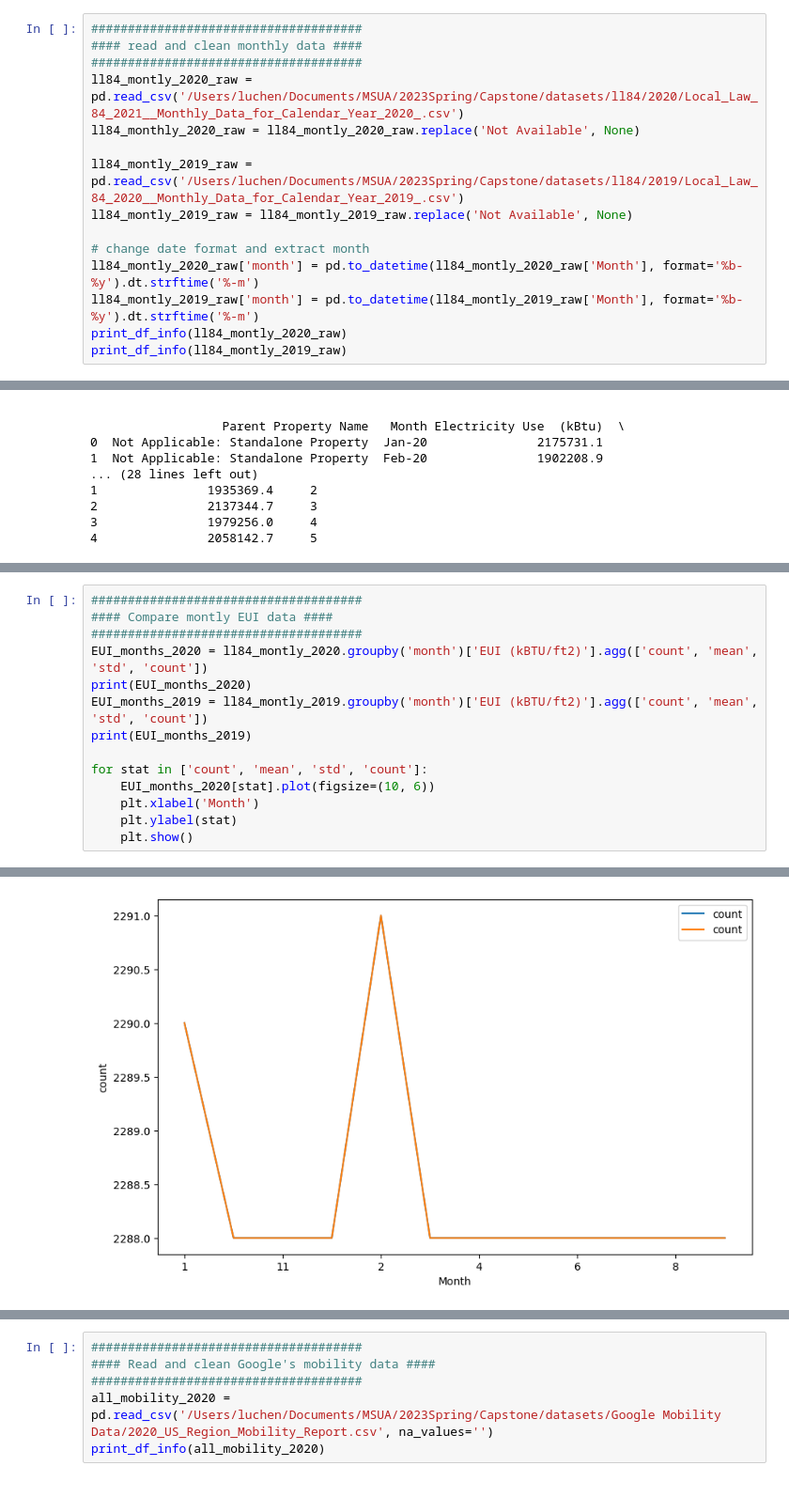
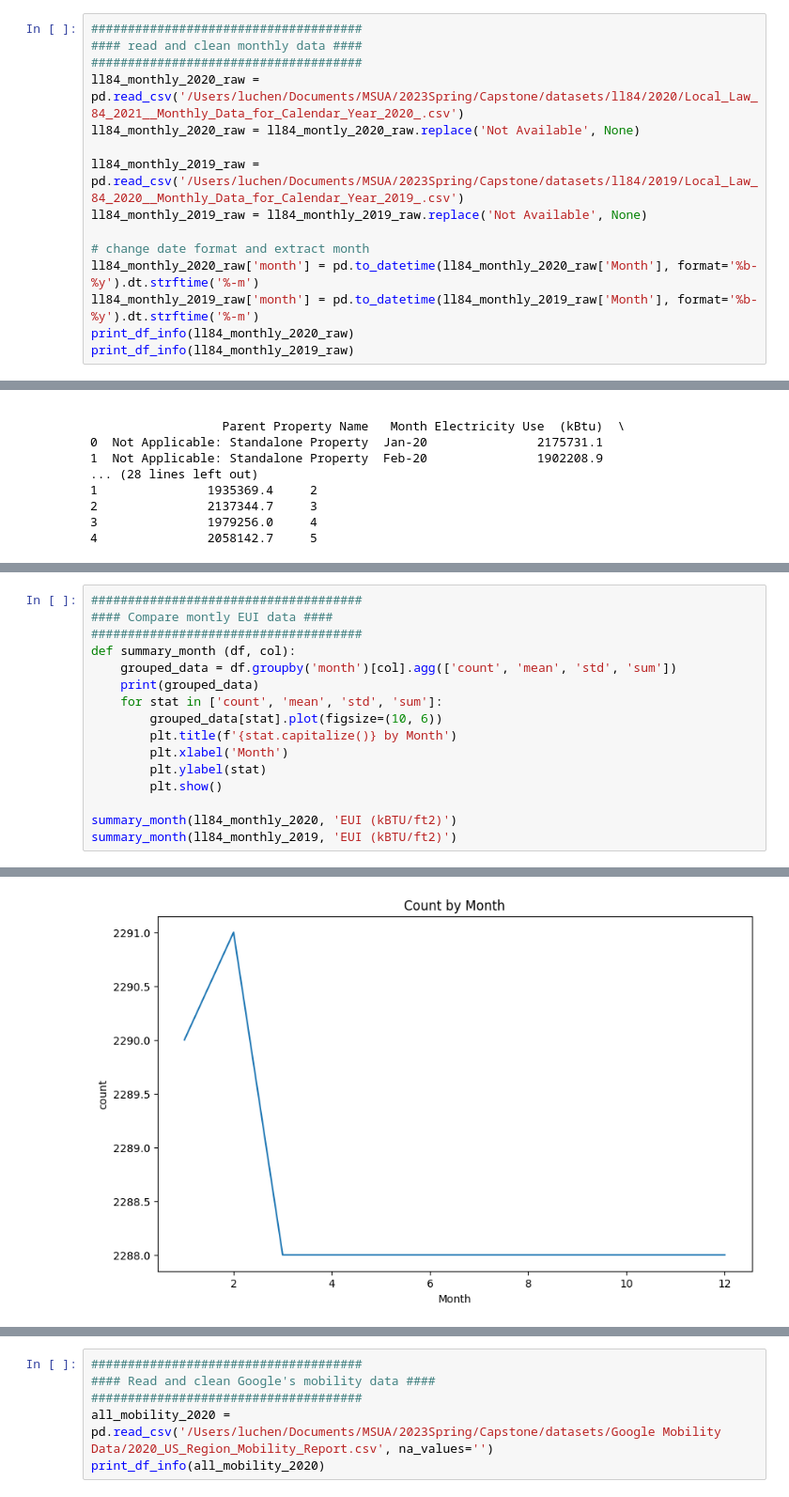
Before and after one commit to NomiBobby/BuildingEnergy-RemoteWorking, a Jupyter notebook: descriptive_stats.ipynb, the cells around one changed output, grey strips where cells are left out. Shown: that part at 94% size. Saved outputs shown, nothing was run; the diff lists cells and outputs as text.

```diff
--- a/descriptive_stats.ipynb
+++ b/descriptive_stats.ipynb
@@ -281,17 +244,17 @@ See the caveats in the documentation: https://pandas.pydata.org/pandas-docs/stab
 #####################################
 #### read and clean monthly data ####
 #####################################
-ll84_montly_2020_raw = pd.read_csv('/Users/luchen/Documents/MSUA/2023Spring/Capstone/datasets/ll84/2020/Local_Law_84_2021__Monthly_Data_for_Calendar_Year_2020_.csv')
+ll84_monthly_2020_raw = pd.read_csv('/Users/luchen/Documents/MSUA/2023Spring/Capstone/datasets/ll84/2020/Local_Law_84_2021__Monthly_Data_for_Calendar_Year_2020_.csv')
 ll84_monthly_2020_raw = ll84_montly_2020_raw.replace('Not Available', None)
 
-ll84_montly_2019_raw = pd.read_csv('/Users/luchen/Documents/MSUA/2023Spring/Capstone/datasets/ll84/2019/Local_Law_84_2020__Monthly_Data_for_Calendar_Year_2019_.csv')
-ll84_montly_2019_raw = ll84_montly_2019_raw.replace('Not Available', None)
+ll84_monthly_2019_raw = pd.read_csv('/Users/luchen/Documents/MSUA/2023Spring/Capstone/datasets/ll84/2019/Local_Law_84_2020__Monthly_Data_for_Calendar_Year_2019_.csv')
+ll84_monthly_2019_raw = ll84_monthly_2019_raw.replace('Not Available', None)
 
 # change date format and extract month
-ll84_montly_2020_raw['month'] = pd.to_datetime(ll84_montly_2020_raw['Month'], format='%b-%y').dt.strftime('%-m')
-ll84_montly_2019_raw['month'] = pd.to_datetime(ll84_montly_2019_raw['Month'], format='%b-%y').dt.strftime('%-m')
-print_df_info(ll84_montly_2020_raw)
-print_df_info(ll84_montly_2019_raw)
+ll84_monthly_2020_raw['month'] = pd.to_datetime(ll84_monthly_2020_raw['Month'], format='%b-%y').dt.strftime('%-m')
+ll84_monthly_2019_raw['month'] = pd.to_datetime(ll84_monthly_2019_raw['Month'], format='%b-%y').dt.strftime('%-m')
+print_df_info(ll84_monthly_2020_raw)
+print_df_info(ll84_monthly_2019_raw)
 # %% [output]
 Data shape: (334044, 8)
 Data head:
@@ -346,14 +311,16 @@ See the caveats in the documentation: https://pandas.pydata.org/pandas-docs/stab
 #####################################
 #### Compare montly EUI data ####
 #####################################
-EUI_months_2020 = ll84_montly_2020.groupby('month')['EUI (kBTU/ft2)'].agg(['count', 'mean', 'std', 'count'])
-print(EUI_months_2020)
-EUI_months_2019 = ll84_montly_2019.groupby('month')['EUI (kBTU/ft2)'].agg(['count', 'mean', 'std', 'count'])
-print(EUI_months_2019)
+def summary_month (df, col):
+    grouped_data = df.groupby('month')[col].agg(['count', 'mean', 'std', 'sum'])
+    print(grouped_data)
+    for stat in ['count', 'mean', 'std', 'sum']:
+        grouped_data[stat].plot(figsize=(10, 6))
+        plt.title(f'{stat.capitalize()} by Month')
+        plt.xlabel('Month')
+        plt.ylabel(stat)
+        plt.show()
 
-for stat in ['count', 'mean', 'std', 'count']:
-    EUI_months_2020[stat].plot(figsize=(10, 6))
-    plt.xlabel('Month')
-    plt.ylabel(stat)
-    plt.show()
+summary_month(ll84_monthly_2020, 'EUI (kBTU/ft2)')
+summary_month(ll84_monthly_2019, 'EUI (kBTU/ft2)')
 # %% [output]
@@ -377 +341 @@ month
-[figure, old version]
+[figure, new version]
```
Also changed, not shown: parts of 4 cells of this notebook, 1 other file.
